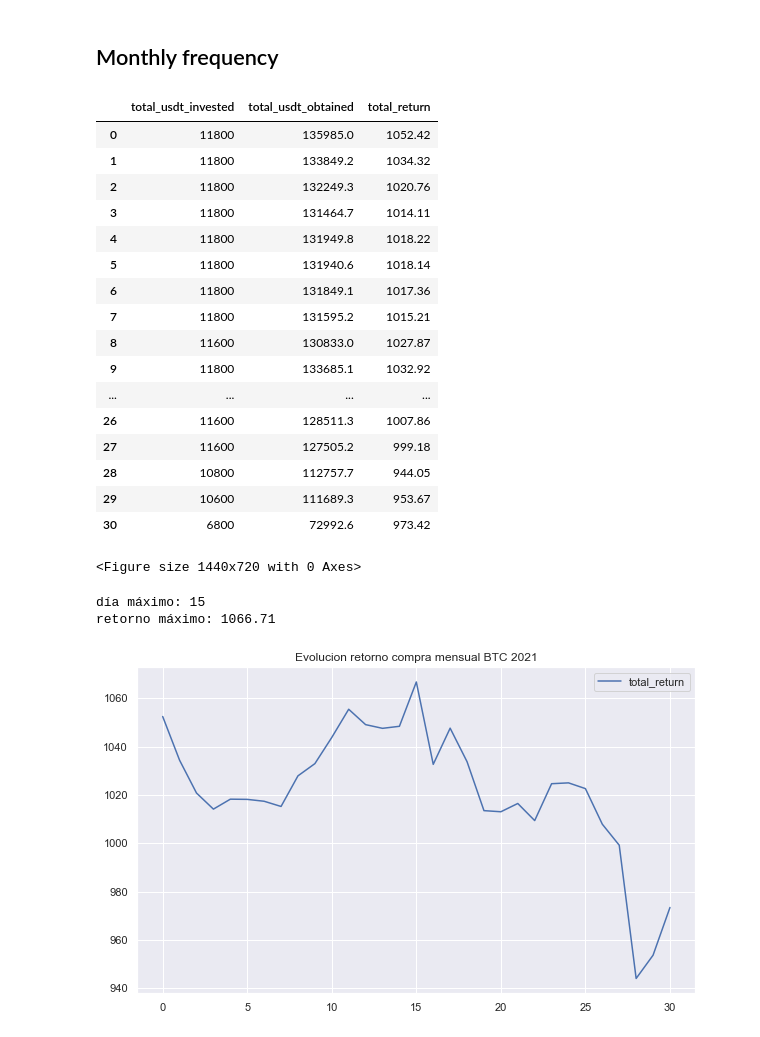
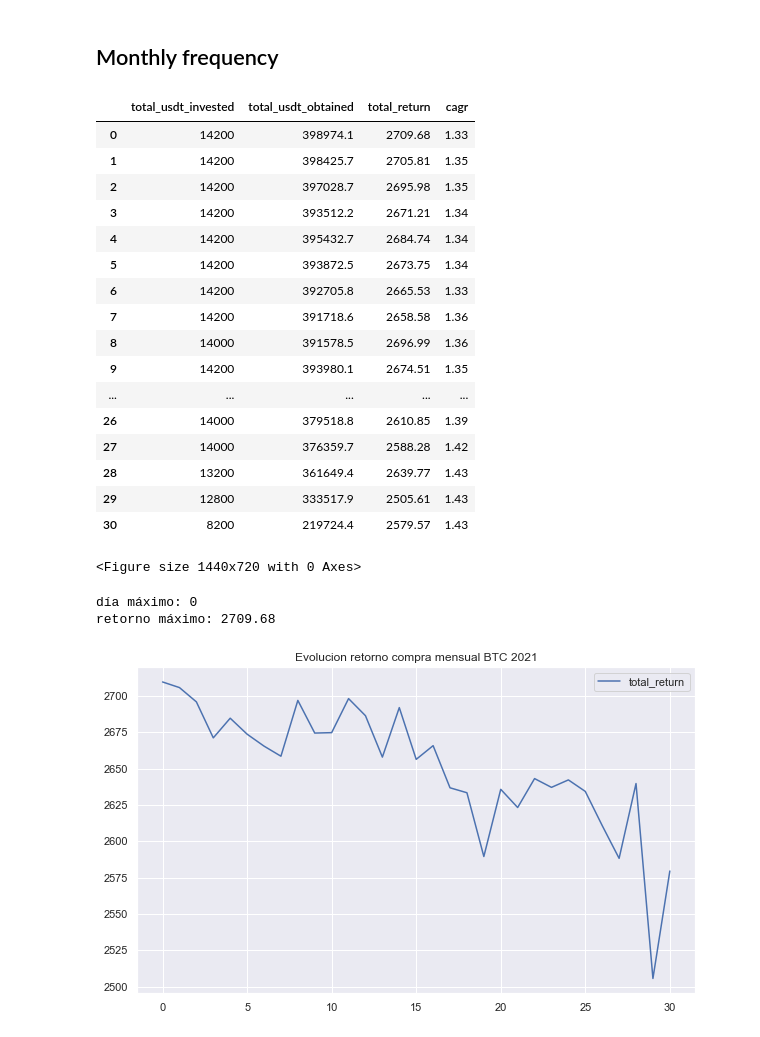
Before and after one commit to octane64/BTCLab, a Jupyter notebook: notebooks/DCA_simple.ipynb, the cells around one changed output. Cells and saved outputs as stored; diff of their text form; code cells hidden in the pictures.

```diff
--- a/notebooks/DCA_simple.ipynb
+++ b/notebooks/DCA_simple.ipynb
@@ -45,13 +65,13 @@ data
 # %%
 # Crear variables y subset para análisis
-df = data[['Adj Close']]['2017':'2021'].copy()
+df = data[['Adj Close']]['2016':'2021'].copy()
 df = df.rename(columns={'Adj Close': 'btc_price'})
 df['btc_return'] = df['btc_price'].pct_change()
 df['day'] = df.index.day
 df['weekday'] = df.index.dayofweek
 df['month'] = df.index.month
 df['year'] = df.index.year
-df.head()
+df
 # %% [output]
 |  | btc_price | btc_return | day | weekday | month | year |
 | Date |  |  |  |  |  |  |
@@ -75,7 +110,8 @@ usdt = 50
 initial_usdt = []
 final_usdt = []
 usdt_return = []
-plt.figure(figsize=(10,6))
+dca_r = []
+cagr_value = []
 
 
 for i in range(7):
@@ -91,15 +127,26 @@ for i in range(7):
     total_usdt_invested = df_sem['usdt_invested'].sum()
     initial_usdt.append(total_usdt_invested)
 
-    total_usdt_obtained = round(total_btc_amount*data['Adj Close'][-1],3)
+    total_usdt_obtained = round(total_btc_amount*df['btc_price'][-1],3)
     final_usdt.append(round(total_usdt_obtained,1))
 
     total_return = (total_usdt_obtained/total_usdt_invested-1)*100
     usdt_return.append(round(total_return,2))
 
+    dca_return = (df['btc_price'][-1]/s.harmonic_mean(df_sem['btc_price'])-1)*100
+    dca_r.append(round(dca_return,2))
+
+    btc_cagr = cagr(df_sem)
+    cagr_value.append(round(btc_cagr,2))
+
+
+
 initial_usdt = pd.DataFrame(initial_usdt, columns=['total_usdt_invested'])
 final_usdt = pd.DataFrame(final_usdt, columns=['total_usdt_obtained'])
 usdt_return = pd.DataFrame(usdt_return, columns=['total_return'])
-resultados_sem = pd.concat([initial_usdt, final_usdt, usdt_return], axis=1)
+dca_r  = pd.DataFrame(dca_r, columns=['dca_return'])
+cagr_value = pd.DataFrame(cagr_value, columns=['cagr'])
+
+resultados_sem = pd.concat([initial_usdt, final_usdt, usdt_return, dca_r, cagr_value], axis=1)
 resultados_sem
 # %% [output]
@@ -122,6 +169,7 @@ usdt = 200
 initial_usdt = []
 final_usdt = []
 usdt_return = []
+cagr_value = []
 plt.figure(figsize=(20,10))
 
 
@@ -130,11 +178,6 @@ for i in range(31):
     df_mes['btc_return'] = df_mes['btc_price'].pct_change()
     df_mes['usdt_invested'] = usdt
     df_mes['btc_amount'] = df_mes['usdt_invested']/df_mes['btc_price']
-
-
-    #plt.title('Evolucion compra mensual BTC 2021')
-    #plt.plot(df_mes.index, df_mes['btc_price'], label=f'Día {i}')
-    #plt.legend()
 
     #metrics
     total_btc_amount = df_mes['btc_amount'].sum()
@@ -148,41 +191,49 @@ for i in range(31):
     total_return = (total_usdt_obtained/total_usdt_invested-1)*100
     usdt_return.append(round(total_return,2))
 
+    btc_cagr = cagr(df_mes)
+    cagr_value.append(round(btc_cagr,2))
+
+
+
 initial_usdt = pd.DataFrame(initial_usdt, columns=['total_usdt_invested'])
 final_usdt = pd.DataFrame(final_usdt, columns=['total_usdt_obtained'])
 usdt_return = pd.DataFrame(usdt_return, columns=['total_return'])
-resultados_mes = pd.concat([initial_usdt, final_usdt, usdt_return], axis=1)
+cagr_value = pd.DataFrame(cagr_value, columns=['cagr'])
+
+resultados_mes = pd.concat([initial_usdt, final_usdt, usdt_return, cagr_value], axis=1)
 resultados_mes
 # %% [output]
-|  | total_usdt_invested | total_usdt_obtained | total_return |
-| 0 | 11800 | 135985.0 | 1052.42 |
-| 1 | 11800 | 133849.2 | 1034.32 |
-| 2 | 11800 | 132249.3 | 1020.76 |
-| 3 | 11800 | 131464.7 | 1014.11 |
-| 4 | 11800 | 131949.8 | 1018.22 |
-| 5 | 11800 | 131940.6 | 1018.14 |
-| 6 | 11800 | 131849.1 | 1017.36 |
-| 7 | 11800 | 131595.2 | 1015.21 |
-| 8 | 11600 | 130833.0 | 1027.87 |
-| 9 | 11800 | 133685.1 | 1032.92 |
-| ... | ... | ... | ... |
-| 26 | 11600 | 128511.3 | 1007.86 |
-| 27 | 11600 | 127505.2 | 999.18 |
-| 28 | 10800 | 112757.7 | 944.05 |
-| 29 | 10600 | 111689.3 | 953.67 |
-| 30 | 6800 | 72992.6 | 973.42 |
+|  | total_usdt_invested | total_usdt_obtained | total_return | cagr |
+| 0 | 14200 | 398974.1 | 2709.68 | 1.33 |
+| 1 | 14200 | 398425.7 | 2705.81 | 1.35 |
+| 2 | 14200 | 397028.7 | 2695.98 | 1.35 |
+| 3 | 14200 | 393512.2 | 2671.21 | 1.34 |
+| 4 | 14200 | 395432.7 | 2684.74 | 1.34 |
+| 5 | 14200 | 393872.5 | 2673.75 | 1.34 |
+| 6 | 14200 | 392705.8 | 2665.53 | 1.33 |
+| 7 | 14200 | 391718.6 | 2658.58 | 1.36 |
+| 8 | 14000 | 391578.5 | 2696.99 | 1.36 |
+| 9 | 14200 | 393980.1 | 2674.51 | 1.35 |
+| ... | ... | ... | ... | ... |
+| 26 | 14000 | 379518.8 | 2610.85 | 1.39 |
+| 27 | 14000 | 376359.7 | 2588.28 | 1.42 |
+| 28 | 13200 | 361649.4 | 2639.77 | 1.43 |
+| 29 | 12800 | 333517.9 | 2505.61 | 1.43 |
+| 30 | 8200 | 219724.4 | 2579.57 | 1.43 |
 <Figure size 1440x720 with 0 Axes>
 # %%
 plt.figure(figsize=(10,6))
 plt.title('Evolucion retorno compra mensual BTC 2021')
 plt.plot(resultados_mes.index, resultados_mes['total_return'], label='total_return')
 plt.legend()
 dia_maximo = resultados_mes['total_return'].idxmax()
 retorno_maximo = resultados_mes['total_return'].max()
+cagr_mes_max = resultados_mes['cagr'].max()
 print(f'día máximo: {dia_maximo}')
 print(f'retorno máximo: {retorno_maximo}')
 # %% [output]
-día máximo: 15
-retorno máximo: 1066.71
+día máximo: 0
+retorno máximo: 2709.68
-[figure, old version]
+[figure, new version]
 # %%
```
Also changed, not shown: parts of 9 cells of this notebook, 3 other files.
